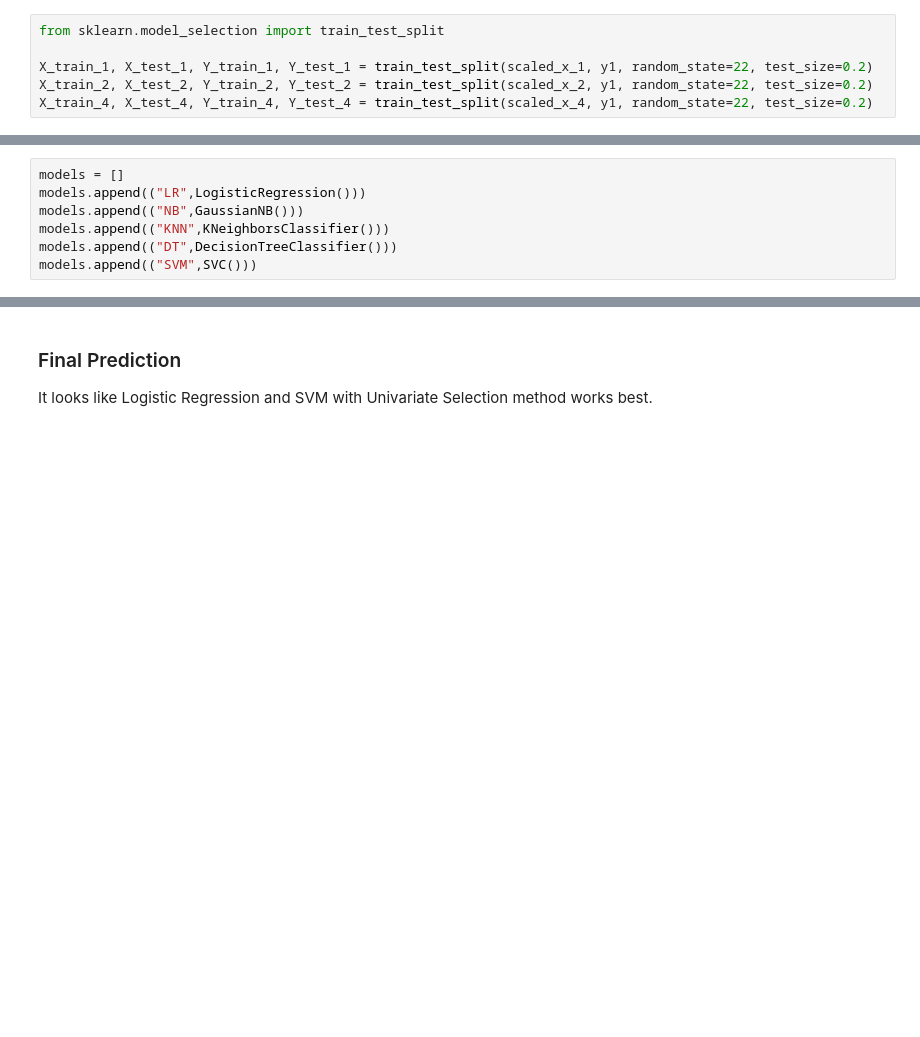
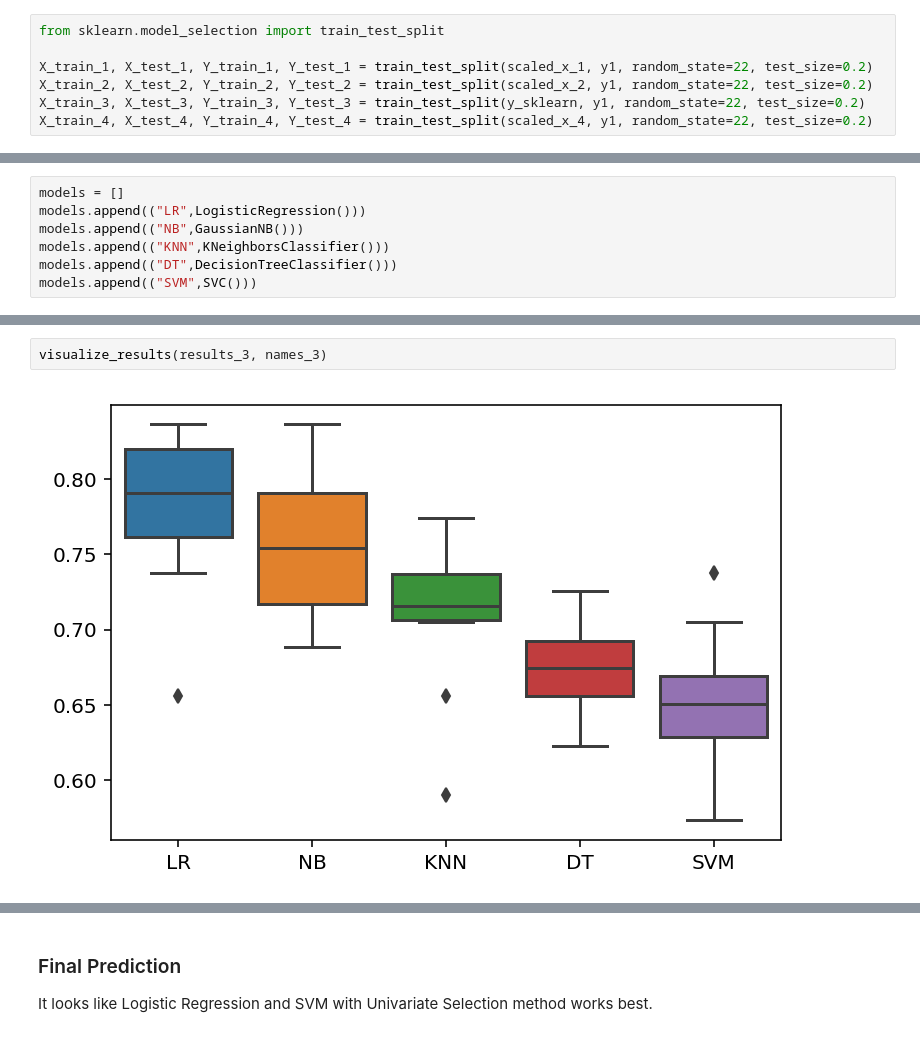
Before and after one commit to jjuhn/springboard, a Jupyter notebook: capstone_project_2/pima_indians_diabetes.ipynb, the cells around one changed output, grey strips where cells are left out. Saved outputs shown, nothing was run; the diff lists cells and outputs as text; blank space fills up the shorter version.

```diff
--- a/capstone_project_2/pima_indians_diabetes.ipynb
+++ b/capstone_project_2/pima_indians_diabetes.ipynb
@@ -410,6 +433,7 @@ from sklearn.model_selection import train_test_split
 
 X_train_1, X_test_1, Y_train_1, Y_test_1 = train_test_split(scaled_x_1, y1, random_state=22, test_size=0.2)
 X_train_2, X_test_2, Y_train_2, Y_test_2 = train_test_split(scaled_x_2, y1, random_state=22, test_size=0.2)
+X_train_3, X_test_3, Y_train_3, Y_test_3 = train_test_split(y_sklearn, y1, random_state=22, test_size=0.2)
 X_train_4, X_test_4, Y_train_4, Y_test_4 = train_test_split(scaled_x_4, y1, random_state=22, test_size=0.2)
 # %%
 from sklearn.model_selection import KFold
@@ -478,3 +508,7 @@ visualize_results(results_2, names_2)
+# %%
+visualize_results(results_3, names_3)
+# %% [output]
+[figure, added]
 # %%
 visualize_results(results_4, names_4)
 # %% [output]
```
Also changed, not shown: parts of 7 cells of this notebook.
